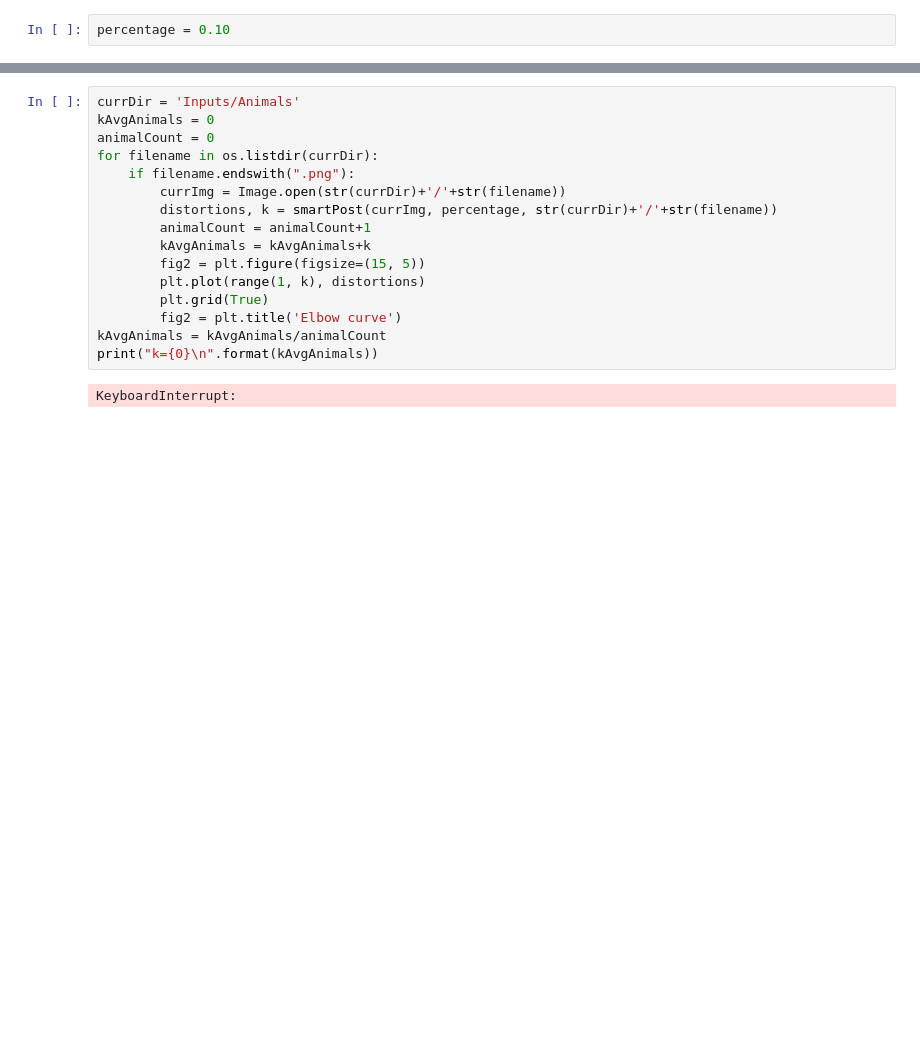
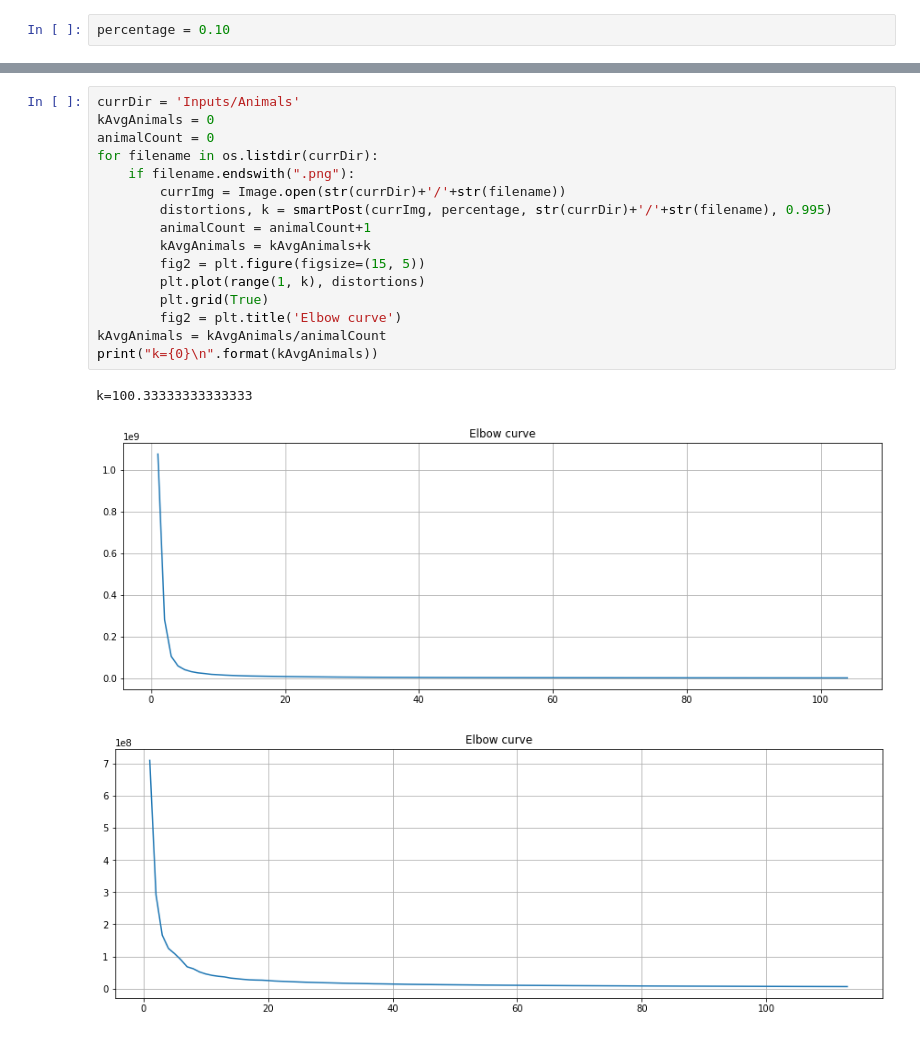
Before and after one commit to wyatt-bowen/image-compression, a Jupyter notebook: final.ipynb, the cells around one changed output, grey strips where cells are left out. Drawn from its saved outputs; the diff is of its cells as text; blank space fills up the shorter version.

```diff
--- a/final.ipynb
+++ b/final.ipynb
@@ -129,18 +196,20 @@ k=21.0
 # %%
 currDir = 'Inputs/Animals'
 kAvgAnimals = 0
 animalCount = 0
 for filename in os.listdir(currDir):
     if filename.endswith(".png"):
         currImg = Image.open(str(currDir)+'/'+str(filename))
-        distortions, k = smartPost(currImg, percentage, str(currDir)+'/'+str(filename))
+        distortions, k = smartPost(currImg, percentage, str(currDir)+'/'+str(filename), 0.995)
         animalCount = animalCount+1
         kAvgAnimals = kAvgAnimals+k
         fig2 = plt.figure(figsize=(15, 5))
         plt.plot(range(1, k), distortions)
         plt.grid(True)
         fig2 = plt.title('Elbow curve')
 kAvgAnimals = kAvgAnimals/animalCount
 print("k={0}\n".format(kAvgAnimals))
 # %% [output]
-KeyboardInterrupt:
+k=100.33333333333333
+[figure, added]
+[figure, added]
```
Also changed, not shown: parts of 11 cells of this notebook.
